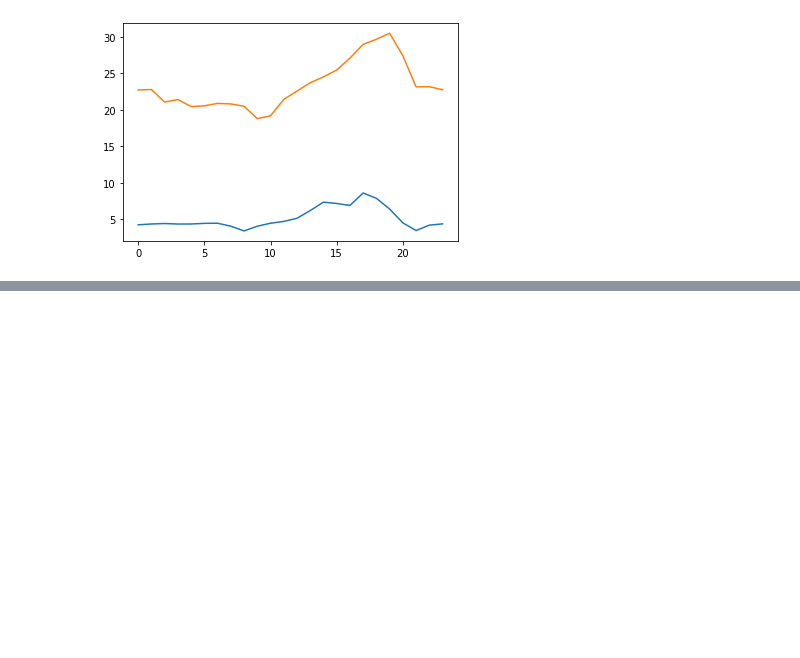
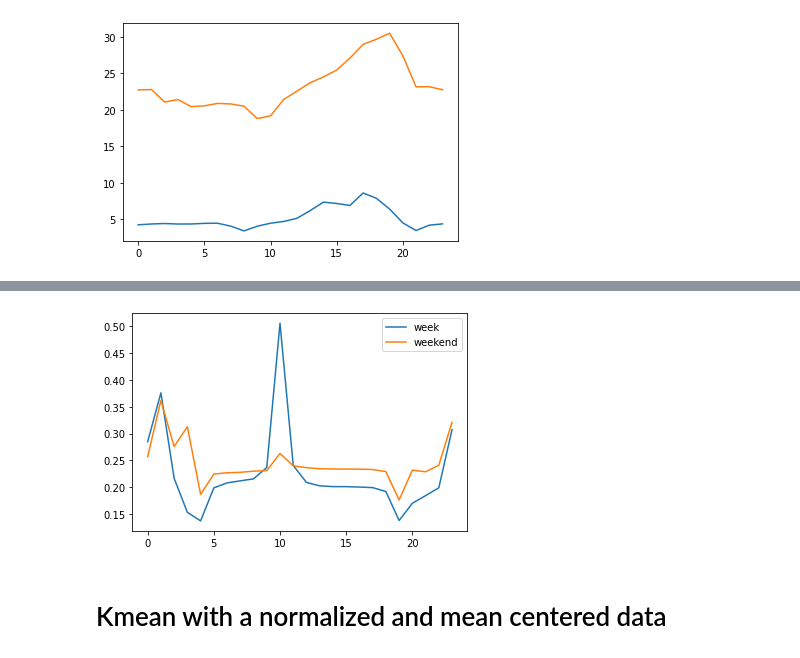
Before and after one commit to mathispuissant/StatApp, a Jupyter notebook: visualisation.ipynb, the cells around one changed output, grey strips where cells are left out. Saved outputs shown, nothing was run; the diff lists cells and outputs as text; code cells hidden in the pictures; blank space fills up the shorter version.

```diff
--- a/visualisation.ipynb
+++ b/visualisation.ipynb
@@ -169,0 +310,11 @@ NameError: name 'l' is not defined
+# %%
+cluster_2_week = [times[0] for times in Fit.cluster_centers_ [1]]
+cluster_2_weekend = [times[1] for times in Fit.cluster_centers_ [1]]
+plt.plot(x, cluster_2_week, label = "week")
+plt.plot(x,cluster_2_weekend, label = "weekend")
+plt.legend()
+plt.show()
+# %% [output]
+[figure, added]
+# %% [markdown]
+# Kmean with a normalized and mean centered data
```
Also changed, not shown: parts of 27 cells of this notebook.
